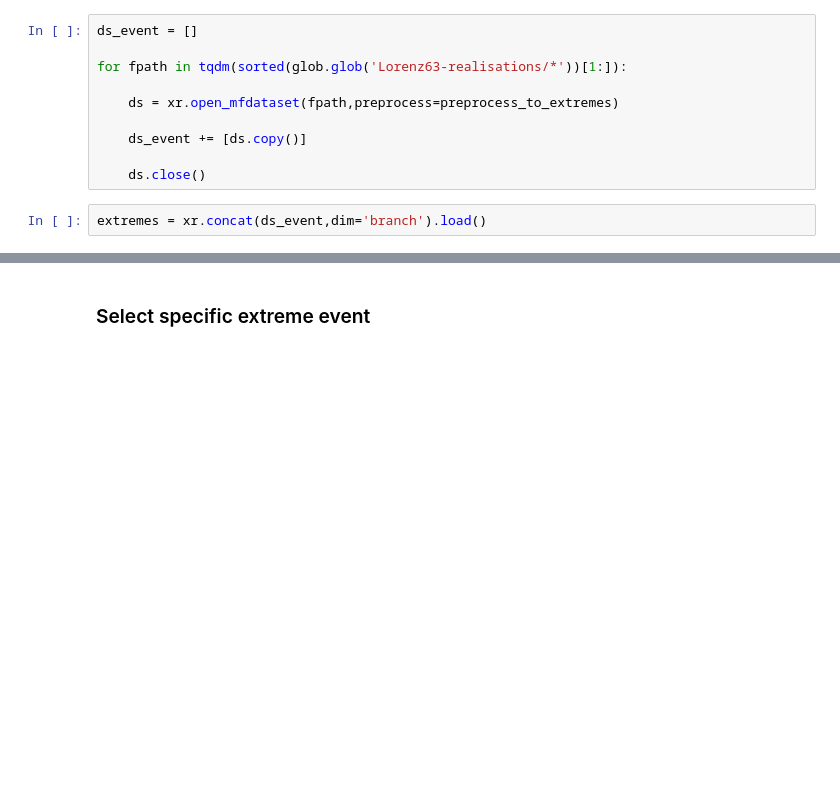
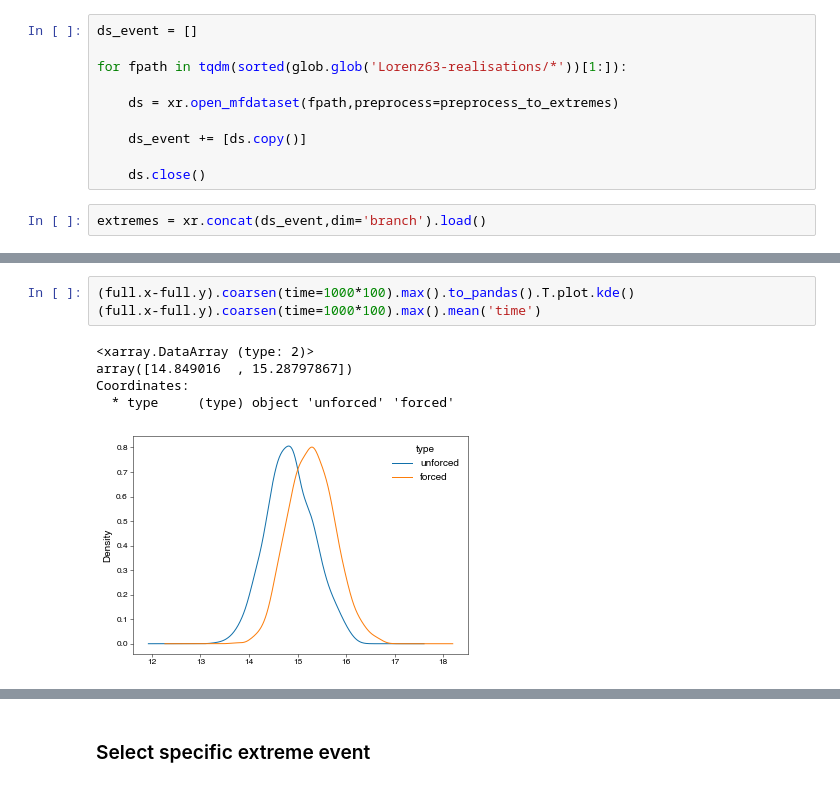
Before and after one commit to njleach/Thesis, a Jupyter notebook: Introduction/Figures/initialised-lorenz.ipynb, the cells around one changed output, grey strips where cells are left out. Drawn from its saved outputs; the diff is of its cells as text; blank space fills up the shorter version.

```diff
--- a/Introduction/Figures/initialised-lorenz.ipynb
+++ b/Introduction/Figures/initialised-lorenz.ipynb
@@ -105,0 +150,9 @@ extremes = xr.concat(ds_event,dim='branch').load()
+# %%
+(full.x-full.y).coarsen(time=1000*100).max().to_pandas().T.plot.kde()
+(full.x-full.y).coarsen(time=1000*100).max().mean('time')
+# %% [output]
+<xarray.DataArray (type: 2)>
+array([14.849016  , 15.28797867])
+Coordinates:
+  * type     (type) object 'unforced' 'forced'
+[figure, added]
```
Also changed, not shown: parts of 7 cells of this notebook, 27 other files.
